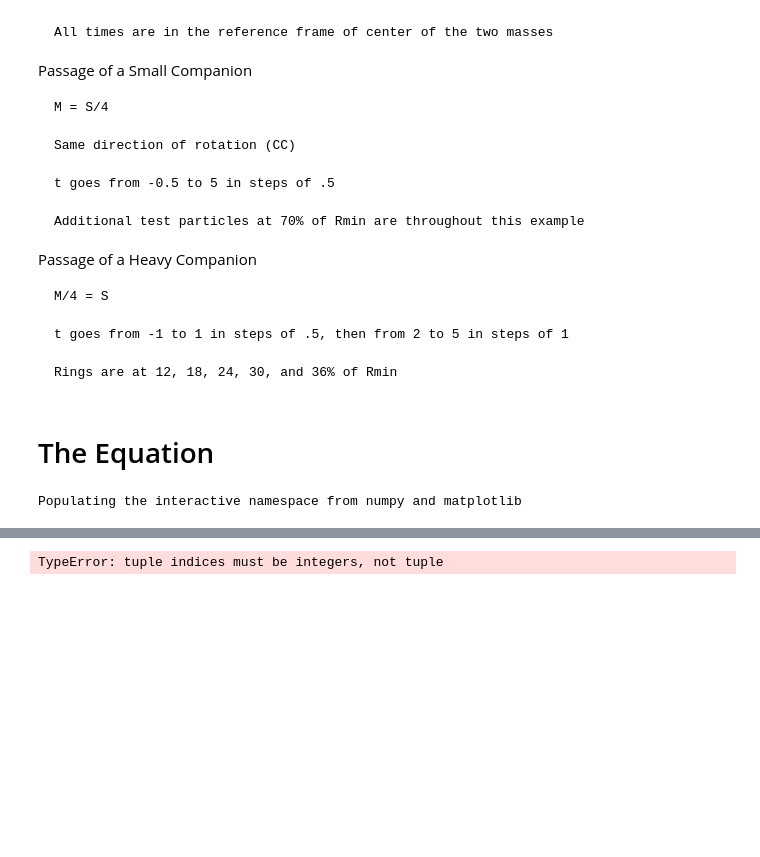
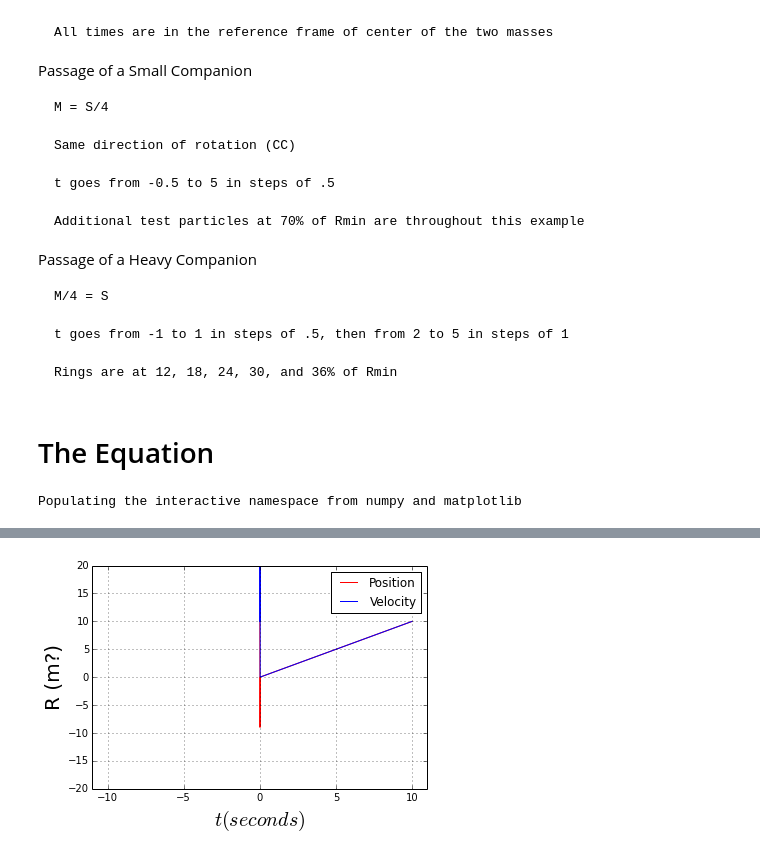
Before and after one commit to jbowen02/PHYS202-S14, a Jupyter notebook: Project/Project Stats.ipynb, the cells around one changed output, grey strips where cells are left out. Cells and saved outputs as stored; diff of their text form; code cells hidden in the pictures; blank space fills up the shorter version.

```diff
--- a/Project/Project Stats.ipynb
+++ b/Project/Project Stats.ipynb
@@ -116,0 +130,39 @@ Run with full_output = 1 to get quantitative information.
+# %%
+R0 = 10.
+def deriv1x(R_current,t):
+    g = 6.67384*10**(-11) #m^3 / kg*s^2
+    M = (10**11)*(1.9891*10**30) #kg
+    S = (10**11)*(1.9891*10**30) #kg
+    D = ((xS-xM)**2)**(1/2)
+    R = R_current[0]
+    v = R_current[1]
+    dR = v
+    dv = -((g*(M + S))/(D**3))*R
+    return np.array([ dR , dv ])
+
+def deriv1y(R_current,t):
+    g = 6.67384*10**(-11) #m^3 / kg*s^2
+    M = (10**11)*(1.9891*10**30) #kg
+    S = (10**11)*(1.9891*10**30) #kg
+    D = ((yS - yM)**2)**(1/2)
+    R = R_current[0]
+    v = R_current[1]
+    dR = v
+    dv = -((g*(M + S))/(D**3))*R
+    return np.array([ dR , dv ])
+
+t = np.arange(0.,10.+1.,1.)
+
+xM = 0
+yM = 0
+
+xS = 0
+yS = 10
+
+v0 = 10.
+R_init = np.array([R0, v0])
+
+Rx = odeint(deriv1x,R_init,t)
+Ry = odeint(deriv1y,R_init,t)
+print Rx
+print Ry
@@ -117,15 +187,15 @@ Run with full_output = 1 to get quantitative information.
 # %%
-#plt.plot(t,R[:,0],'r',label="Position")
+plt.plot(t,R[:,0],'r',label="Position")
 plt.plot(t,R[:,1],'b',label="Velocity")
 plt.xlabel(r'$t (seconds)$',fontsize=20)
 plt.ylabel(r'R (m?)',fontsize=20)
-plt.xlim(-5, 10)
-plt.ylim(-5, 12)
+plt.xlim(-11, 11)
+plt.ylim(-20, 20)
 plt.grid()
 plt.legend()
 plt.show()
 # %% [output]
-TypeError: tuple indices must be integers, not tuple
+[figure, added]
 # %%
 def deriv2(r_current,t):
     g = 6.67384*10**(-11) #m^3 / kg*s^2
```
Also changed, not shown: parts of 9 cells of this notebook, 1 other file.
